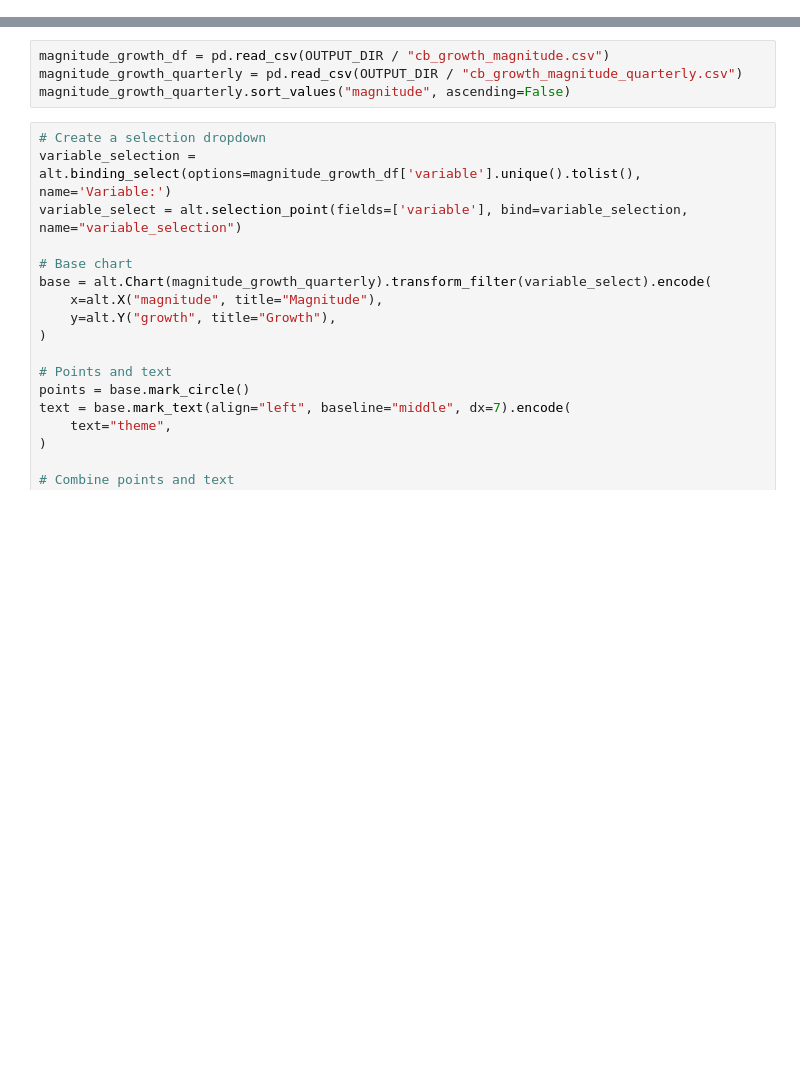
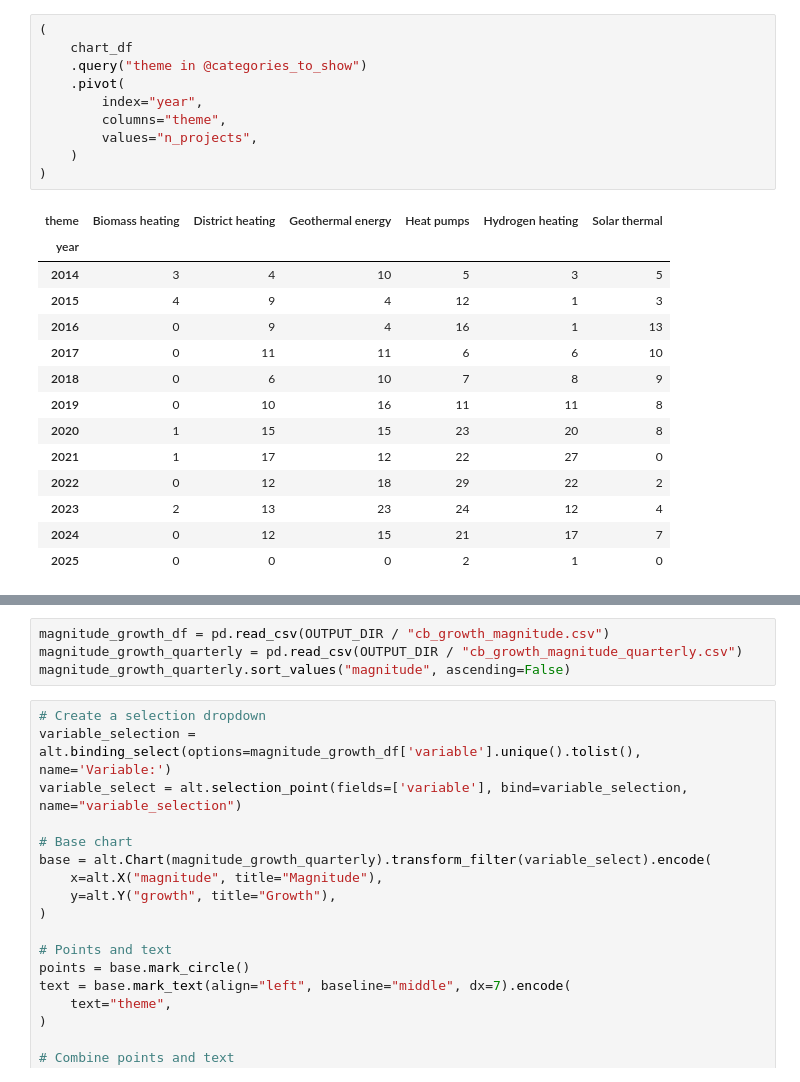
Before and after one commit to nestauk/discovery_mission_radar_prototyping, a Jupyter notebook: notebooks/2025_02_MS_asf/kk_04_radar_charts.ipynb, the cells around one changed output, grey strips where cells are left out. Drawn from its saved outputs; the diff is of its cells as text; blank space fills up the shorter version.

```diff
--- a/notebooks/2025_02_MS_asf/kk_04_radar_charts.ipynb
+++ b/notebooks/2025_02_MS_asf/kk_04_radar_charts.ipynb
@@ -18,0 +563,25 @@ OUTPUT_DIR = src_utils.OUTPUT_DIR / "mission_radar"
+# %%
+(
+    chart_df
+    .query("theme in @categories_to_show")
+    .pivot(
+        index="year",
+        columns="theme",
+        values="n_projects",
+    )
+)
+# %% [output]
+| theme | Biomass heating | District heating | Geothermal energy | Heat pumps | Hydrogen heating | Solar thermal |
+| year |  |  |  |  |  |  |
+| 2014 | 3 | 4 | 10 | 5 | 3 | 5 |
+| 2015 | 4 | 9 | 4 | 12 | 1 | 3 |
+| 2016 | 0 | 9 | 4 | 16 | 1 | 13 |
+| 2017 | 0 | 11 | 11 | 6 | 6 | 10 |
+| 2018 | 0 | 6 | 10 | 7 | 8 | 9 |
+| 2019 | 0 | 10 | 16 | 11 | 11 | 8 |
+| 2020 | 1 | 15 | 15 | 23 | 20 | 8 |
+| 2021 | 1 | 17 | 12 | 22 | 27 | 0 |
+| 2022 | 0 | 12 | 18 | 29 | 22 | 2 |
+| 2023 | 2 | 13 | 23 | 24 | 12 | 4 |
+| 2024 | 0 | 12 | 15 | 21 | 17 | 7 |
+| 2025 | 0 | 0 | 0 | 2 | 1 | 0 |
```
Also changed, not shown: parts of 72 cells of this notebook, 12 other files.
